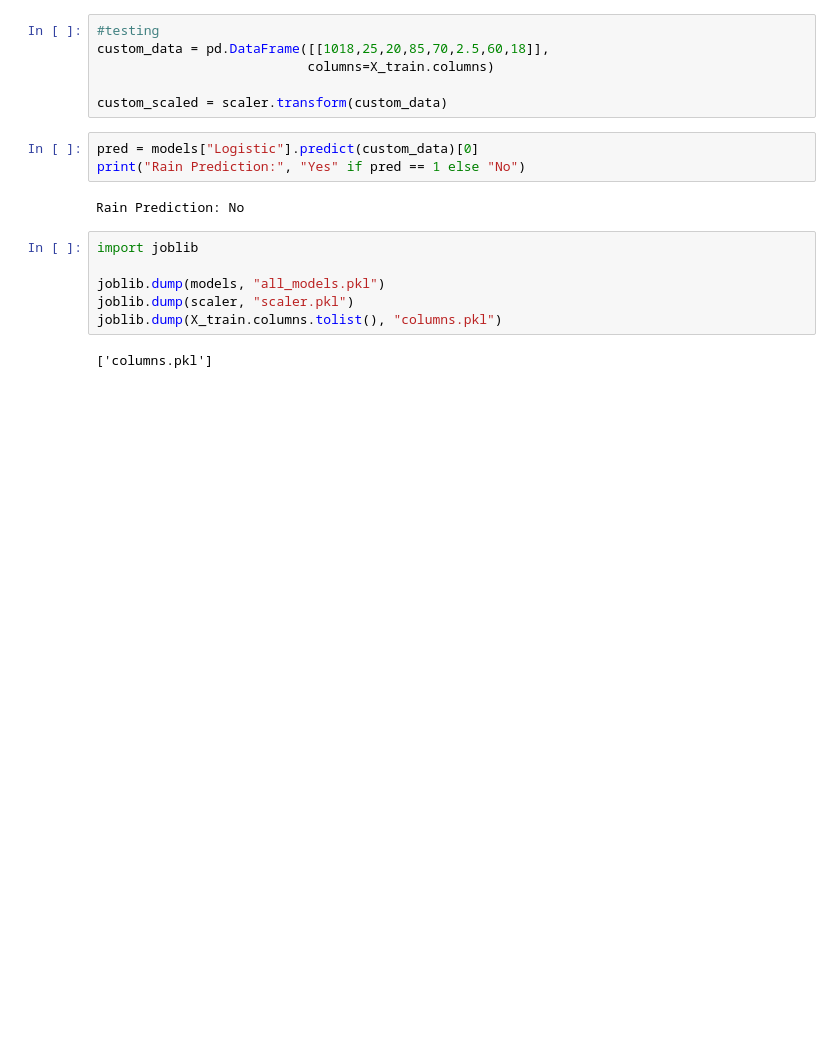
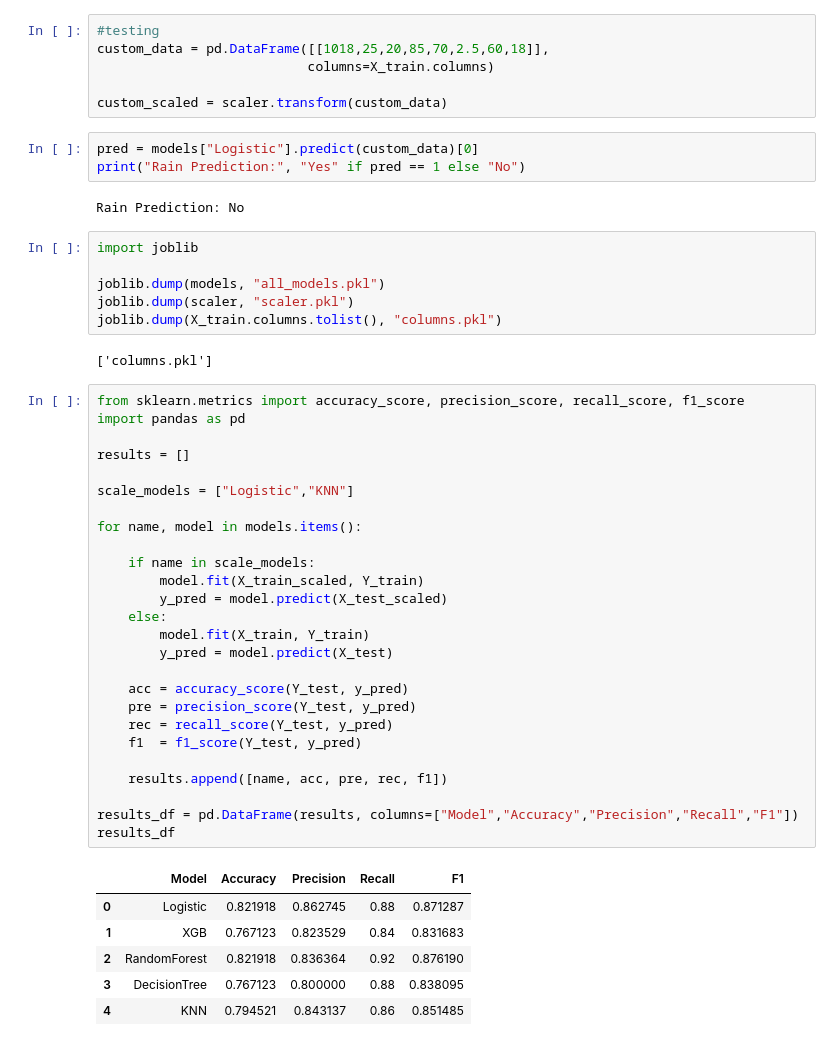
Before and after one commit to abinashbir/Railfall, a Jupyter notebook: test_2.ipynb, the cells around one changed output. Cells and saved outputs as stored; diff of their text form; blank space fills up the shorter version.

```diff
--- a/test_2.ipynb
+++ b/test_2.ipynb
@@ -243,3 +260,36 @@ joblib.dump(scaler, "scaler.pkl")
 joblib.dump(X_train.columns.tolist(), "columns.pkl")
 # %% [output]
 ['columns.pkl']
+# %%
+from sklearn.metrics import accuracy_score, precision_score, recall_score, f1_score
+import pandas as pd
+
+results = []
+
+scale_models = ["Logistic","KNN"]
+
+for name, model in models.items():
+
+    if name in scale_models:
+        model.fit(X_train_scaled, Y_train)
+        y_pred = model.predict(X_test_scaled)
+    else:
+        model.fit(X_train, Y_train)
+        y_pred = model.predict(X_test)
+
+    acc = accuracy_score(Y_test, y_pred)
+    pre = precision_score(Y_test, y_pred)
+    rec = recall_score(Y_test, y_pred)
+    f1  = f1_score(Y_test, y_pred)
+
+    results.append([name, acc, pre, rec, f1])
+
+results_df = pd.DataFrame(results, columns=["Model","Accuracy","Precision","Recall","F1"])
+results_df
+# %% [output]
+|  | Model | Accuracy | Precision | Recall | F1 |
+| 0 | Logistic | 0.821918 | 0.862745 | 0.88 | 0.871287 |
+| 1 | XGB | 0.767123 | 0.823529 | 0.84 | 0.831683 |
+| 2 | RandomForest | 0.821918 | 0.836364 | 0.92 | 0.876190 |
+| 3 | DecisionTree | 0.767123 | 0.800000 | 0.88 | 0.838095 |
+| 4 | KNN | 0.794521 | 0.843137 | 0.86 | 0.851485 |
```
Also changed, not shown: parts of 4 cells of this notebook, 6 other files.
